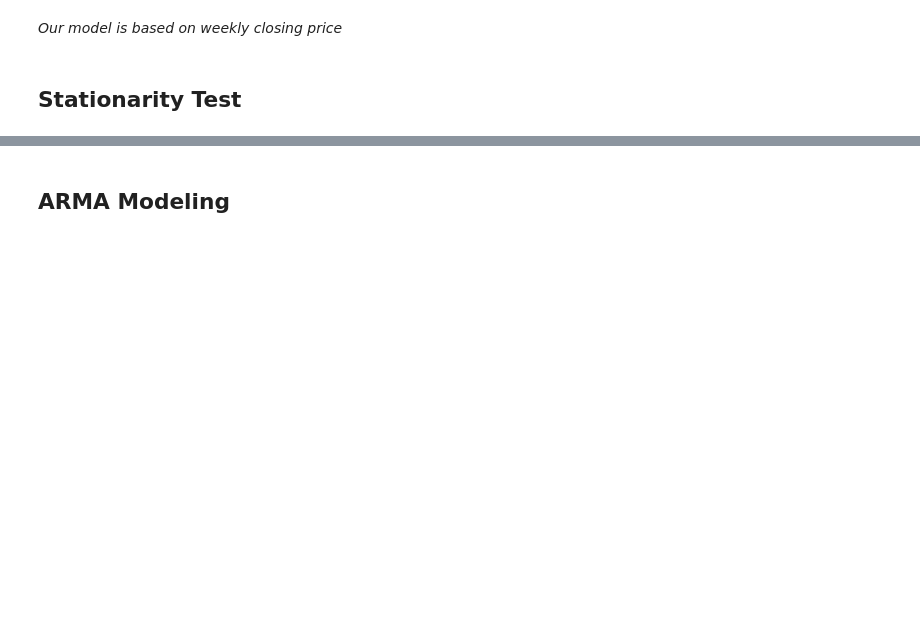
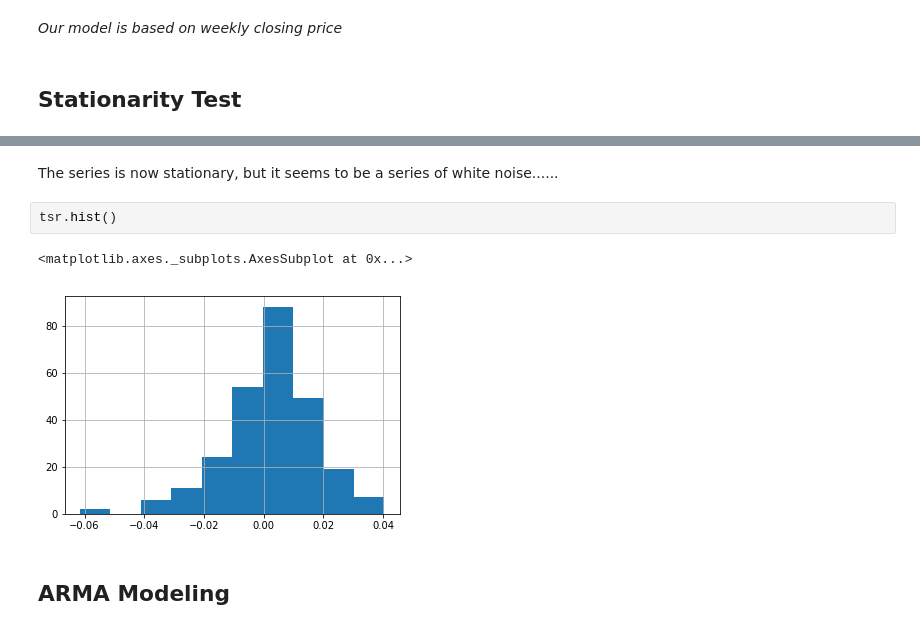
Before and after one commit to charlienew/Finance, a Jupyter notebook: sp500 test.ipynb, the cells around one changed output, grey strips where cells are left out. Drawn from its saved outputs; the diff is of its cells as text; blank space fills up the shorter version.

```diff
--- a/sp500 test.ipynb
+++ b/sp500 test.ipynb
@@ -186,3 +160,10 @@ dtype: float64
+# %% [markdown]
+The series is now stationary, but it seems to be a series of white noise......
+# %%
+tsr.hist()
+# %% [output]
+<matplotlib.axes._subplots.AxesSubplot at 0x...>
+[figure, added]
 # %% [markdown]
 ## ARMA Modeling
 # %% [markdown]
```
Also changed, not shown: parts of 18 cells of this notebook.
